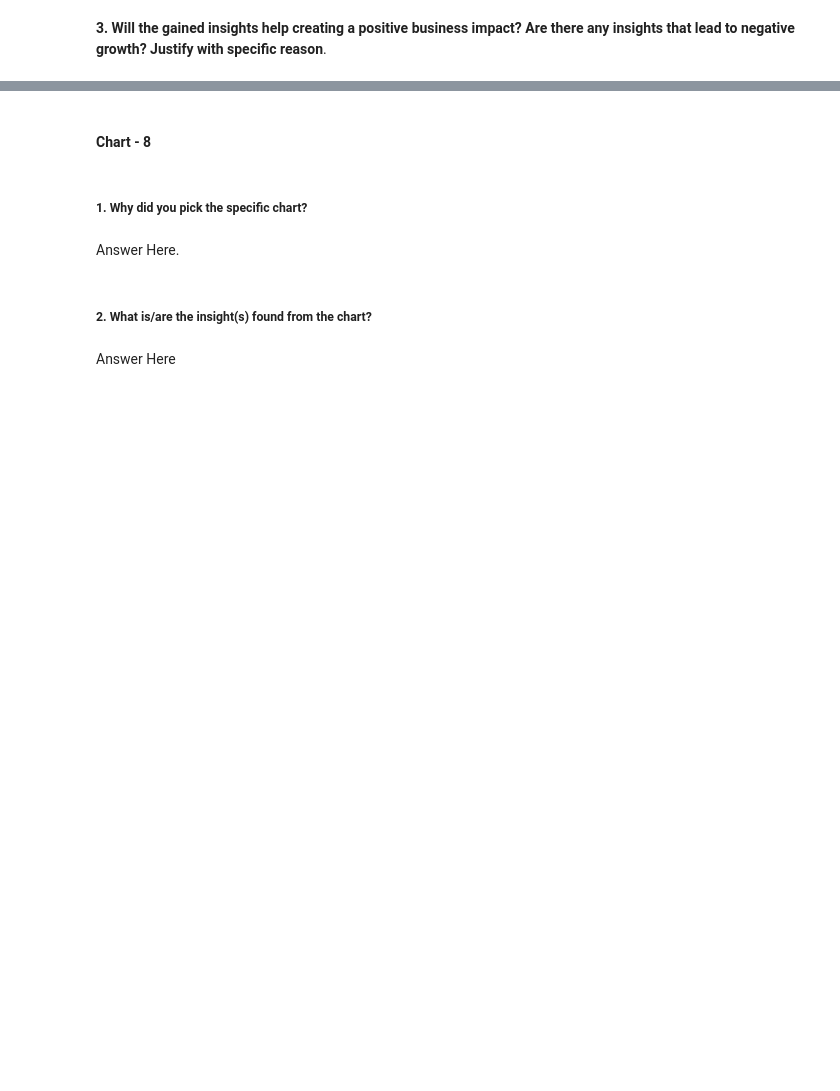
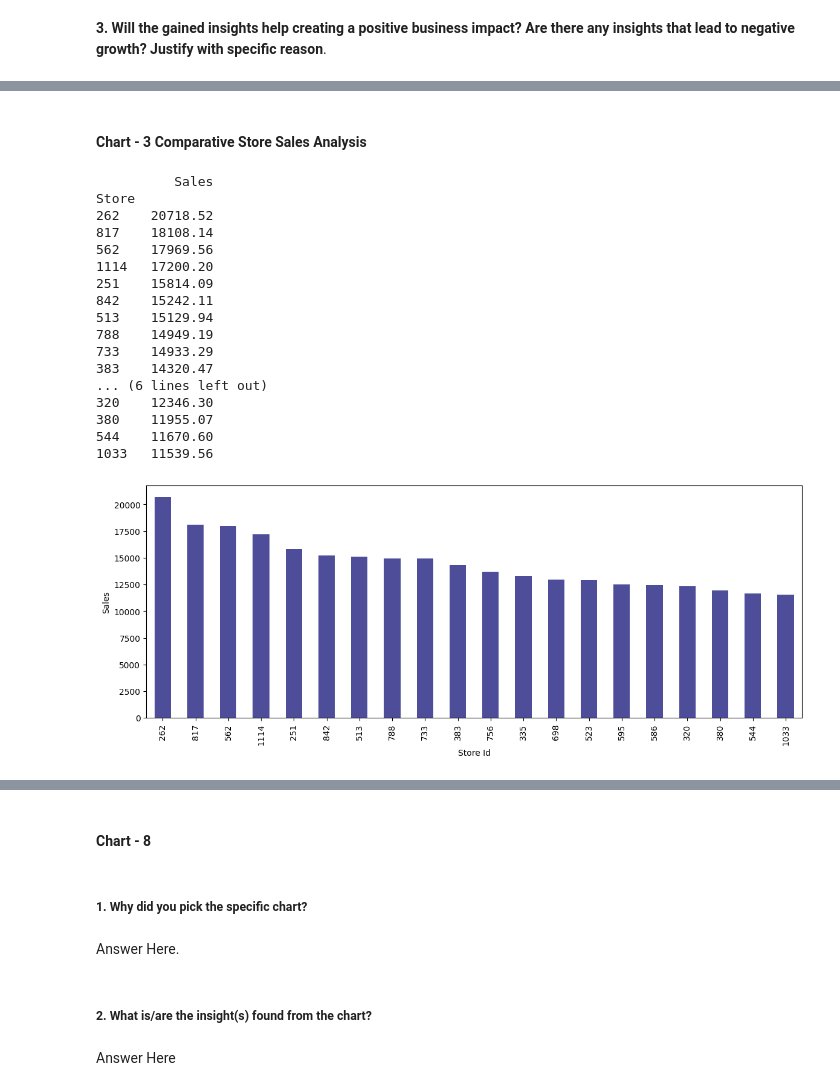
Before and after one commit to kapilkukreja469/Retail_sales_pridiction, a Jupyter notebook: Retail_sales_pridiction_Kapil_kukreja.ipynb, the cells around one changed output, grey strips where cells are left out. Drawn from its saved outputs; the diff is of its cells as text; code cells hidden in the pictures; blank space fills up the shorter version.

```diff
--- a/Retail_sales_pridiction_Kapil_kukreja.ipynb
+++ b/Retail_sales_pridiction_Kapil_kukreja.ipynb
@@ -828,0 +760,33 @@ Answer Here
+# %% [markdown]
+#### Chart - 3 Comparative Store Sales Analysis
+# %%
+# Chart - 3 visualization code
+# top 20 stores with highest average sales
+plt.rcParams['figure.figsize'] = (14,5)
+top20stores=pd.DataFrame(merged_df.groupby('Store')['Sales'].mean().sort_values(ascending=False))[:20].round(2)
+print(top20stores)
+
+# Creating bar plot chart
+top20stores['Sales'].plot(kind = 'bar', color =[0.3,0.3,0.6])
+plt.ylabel('Sales')
+plt.xlabel('Store Id')
+plt.show()
+# %% [output]
+          Sales
+Store
+262    20718.52
+817    18108.14
+562    17969.56
+1114   17200.20
+251    15814.09
+842    15242.11
+513    15129.94
+788    14949.19
+733    14933.29
+383    14320.47
+... (6 lines left out)
+320    12346.30
+380    11955.07
+544    11670.60
+1033   11539.56
+[figure, added]
```
Also changed, not shown: parts of 95 cells of this notebook.
